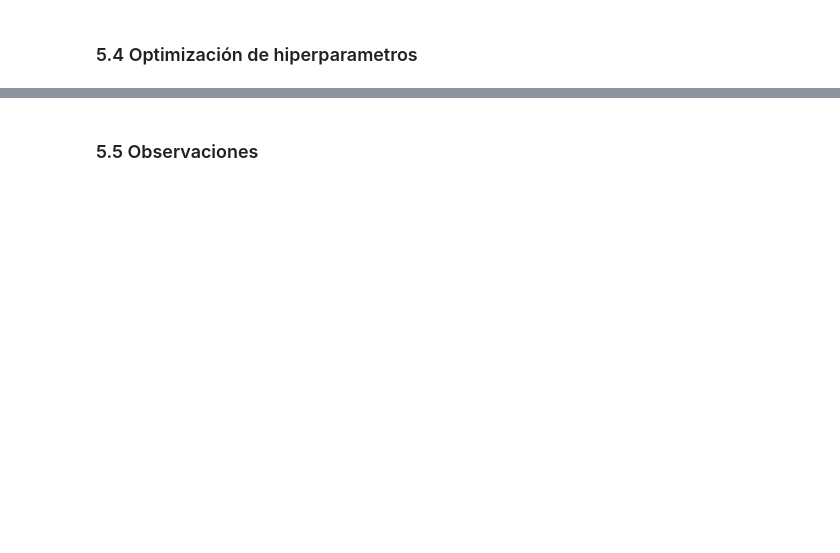
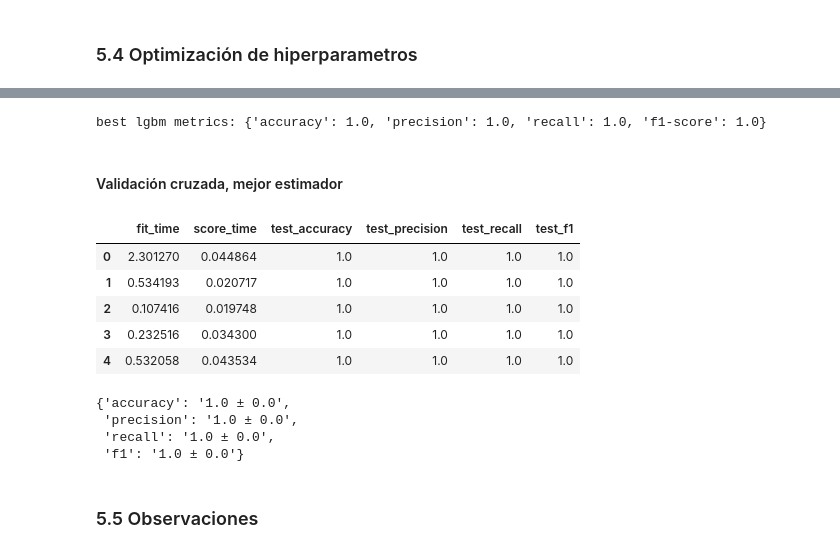
Before and after one commit to ezeperezds/Anemia-Prediction-System, a Jupyter notebook: notebooks/03_modeling.ipynb, the cells around one changed output, grey strips where cells are left out. Saved outputs shown, nothing was run; the diff lists cells and outputs as text; code cells hidden in the pictures; blank space fills up the shorter version.

Commit message:
feat: finalize lightgbm evaluation and model selection

```diff
--- a/notebooks/03_modeling.ipynb
+++ b/notebooks/03_modeling.ipynb
@@ -1109,0 +1196,2 @@ En conclusión, la matriz de confusión del modelo `LightGBM Classifier` demuest
+# %%
+random_search_lgbm.fit(X_train, y_train)
@@ -1110,2 +1247,48 @@ En conclusión, la matriz de confusión del modelo `LightGBM Classifier` demuest
+# %%
+print(show_metrics('best lgbm', y_val, y_pred_best_lgbm))
+# %% [output]
+best lgbm metrics: {'accuracy': 1.0, 'precision': 1.0, 'recall': 1.0, 'f1-score': 1.0}
+# %% [markdown]
+#### Validación cruzada, mejor estimador
+# %%
+pipeline_best_lgbm = Pipeline(
+    [
+        ('preprocessor', preprocessor),
+        ('model', random_search_lgbm.best_estimator_)
+    ]
+)
+# %%
+scores_best_lgbm = cross_validate(
+    pipeline_best_lgbm,
+    X_temp,
+    y_temp,
+    cv = 5,
+    scoring = [
+        'accuracy',
+        'precision',
+        'recall',
+        'f1'
+    ],
+    return_train_score = False
+)
+# %%
+results_best_lgbm = pd.DataFrame(scores_best_lgbm)
+# %%
+results_best_lgbm
+# %% [output]
+|  | fit_time | score_time | test_accuracy | test_precision | test_recall | test_f1 |
+| 0 | 2.301270 | 0.044864 | 1.0 | 1.0 | 1.0 | 1.0 |
+| 1 | 0.534193 | 0.020717 | 1.0 | 1.0 | 1.0 | 1.0 |
+| 2 | 0.107416 | 0.019748 | 1.0 | 1.0 | 1.0 | 1.0 |
+| 3 | 0.232516 | 0.034300 | 1.0 | 1.0 | 1.0 | 1.0 |
+| 4 | 0.532058 | 0.043534 | 1.0 | 1.0 | 1.0 | 1.0 |
+# %%
+metrics_cv_best_lgbm = show_cv_metrics(results_best_lgbm)
+metrics_cv_best_lgbm
+# %% [output]
+{'accuracy': '1.0 ± 0.0',
+ 'precision': '1.0 ± 0.0',
+ 'recall': '1.0 ± 0.0',
+ 'f1': '1.0 ± 0.0'}
 # %% [markdown]
 ### 5.5 Observaciones
```
Also changed, not shown: parts of 17 cells of this notebook.
